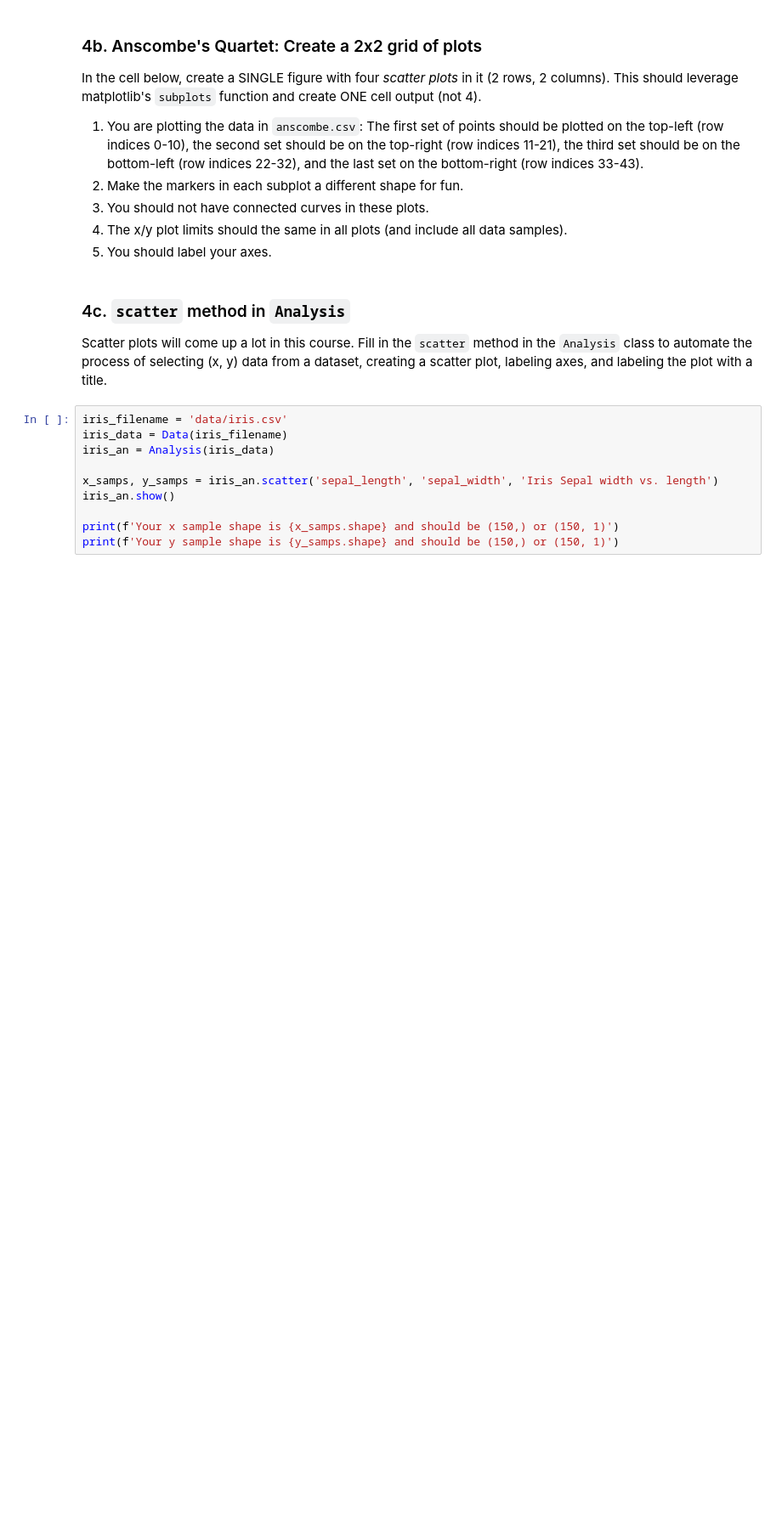
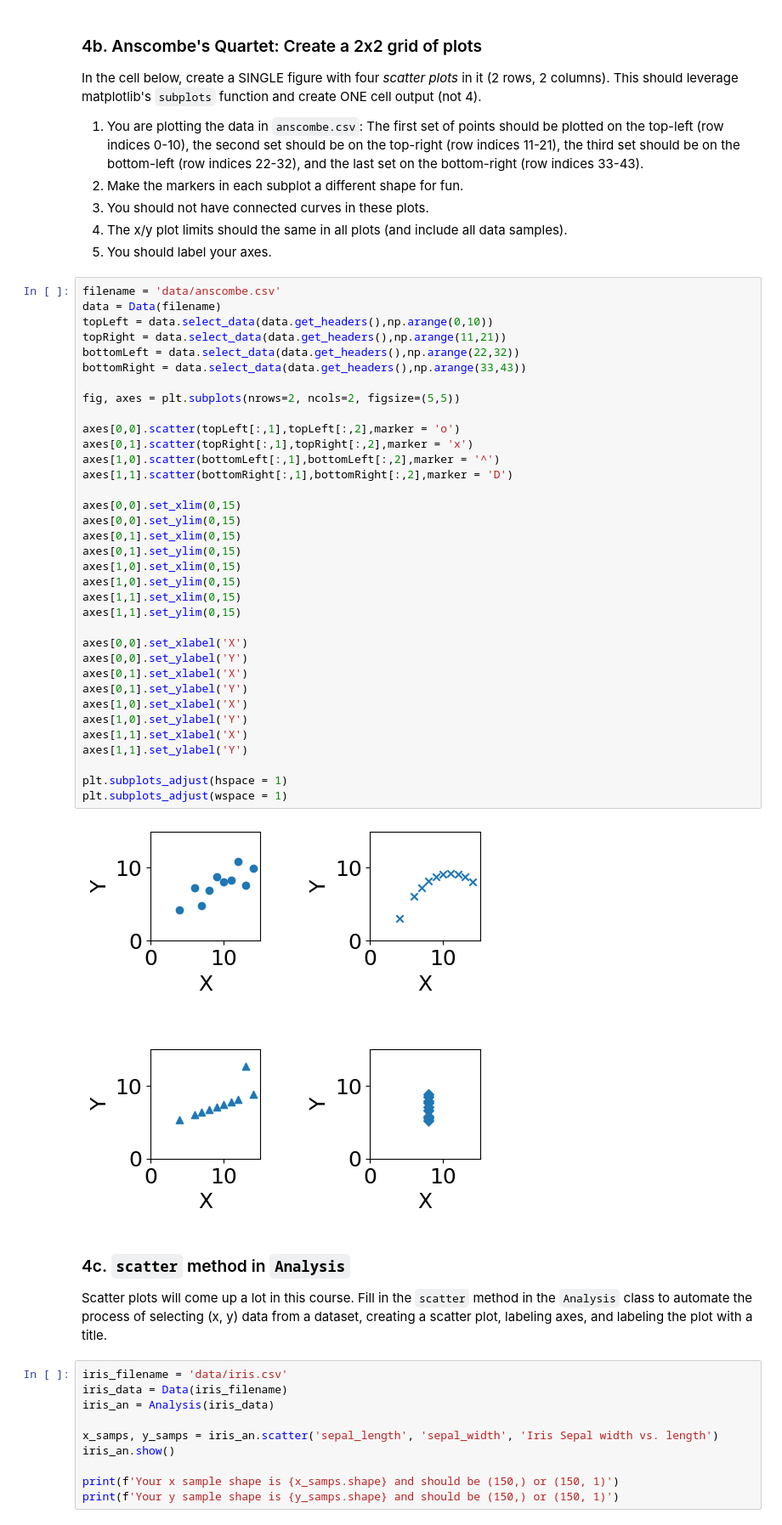
Before and after one commit to sampolz/csv_parser, a Jupyter notebook: analysis.ipynb, the cells around one changed output. Shown at 85% size. Drawn from its saved outputs; the diff is of its cells as text; blank space fills up the shorter version.

```diff
--- a/analysis.ipynb
+++ b/analysis.ipynb
@@ -346,6 +425,43 @@ In the cell below, create a SINGLE figure with four *scatter plots* in it (2 row
 3. You should not have connected curves in these plots.
 4. The x/y plot limits should the same in all plots (and include all data samples).
 5. You should label your axes.
+# %%
+filename = 'data/anscombe.csv'
+data = Data(filename)
+topLeft = data.select_data(data.get_headers(),np.arange(0,10))
+topRight = data.select_data(data.get_headers(),np.arange(11,21))
+bottomLeft = data.select_data(data.get_headers(),np.arange(22,32))
+bottomRight = data.select_data(data.get_headers(),np.arange(33,43))
+
+fig, axes = plt.subplots(nrows=2, ncols=2, figsize=(5,5))
+
+axes[0,0].scatter(topLeft[:,1],topLeft[:,2],marker = 'o')
+axes[0,1].scatter(topRight[:,1],topRight[:,2],marker = 'x')
+axes[1,0].scatter(bottomLeft[:,1],bottomLeft[:,2],marker = '^')
+axes[1,1].scatter(bottomRight[:,1],bottomRight[:,2],marker = 'D')
+
+axes[0,0].set_xlim(0,15)
+axes[0,0].set_ylim(0,15)
+axes[0,1].set_xlim(0,15)
+axes[0,1].set_ylim(0,15)
+axes[1,0].set_xlim(0,15)
+axes[1,0].set_ylim(0,15)
+axes[1,1].set_xlim(0,15)
+axes[1,1].set_ylim(0,15)
+
+axes[0,0].set_xlabel('X')
+axes[0,0].set_ylabel('Y')
+axes[0,1].set_xlabel('X')
+axes[0,1].set_ylabel('Y')
+axes[1,0].set_xlabel('X')
+axes[1,0].set_ylabel('Y')
+axes[1,1].set_xlabel('X')
+axes[1,1].set_ylabel('Y')
+
+plt.subplots_adjust(hspace = 1)
+plt.subplots_adjust(wspace = 1)
+# %% [output]
+[figure, added]
 # %% [markdown]
 ### 4c. `scatter` method in `Analysis`
 
```
Also changed, not shown: parts of 15 cells of this notebook, 6 other files.
